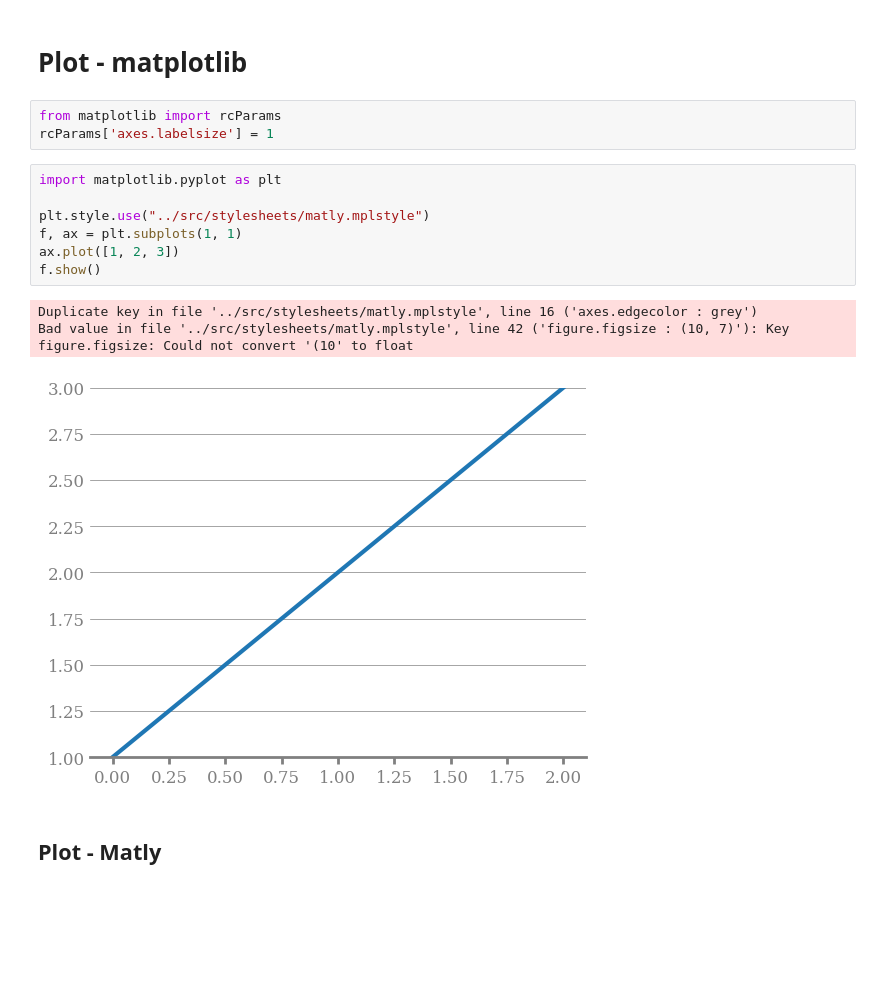
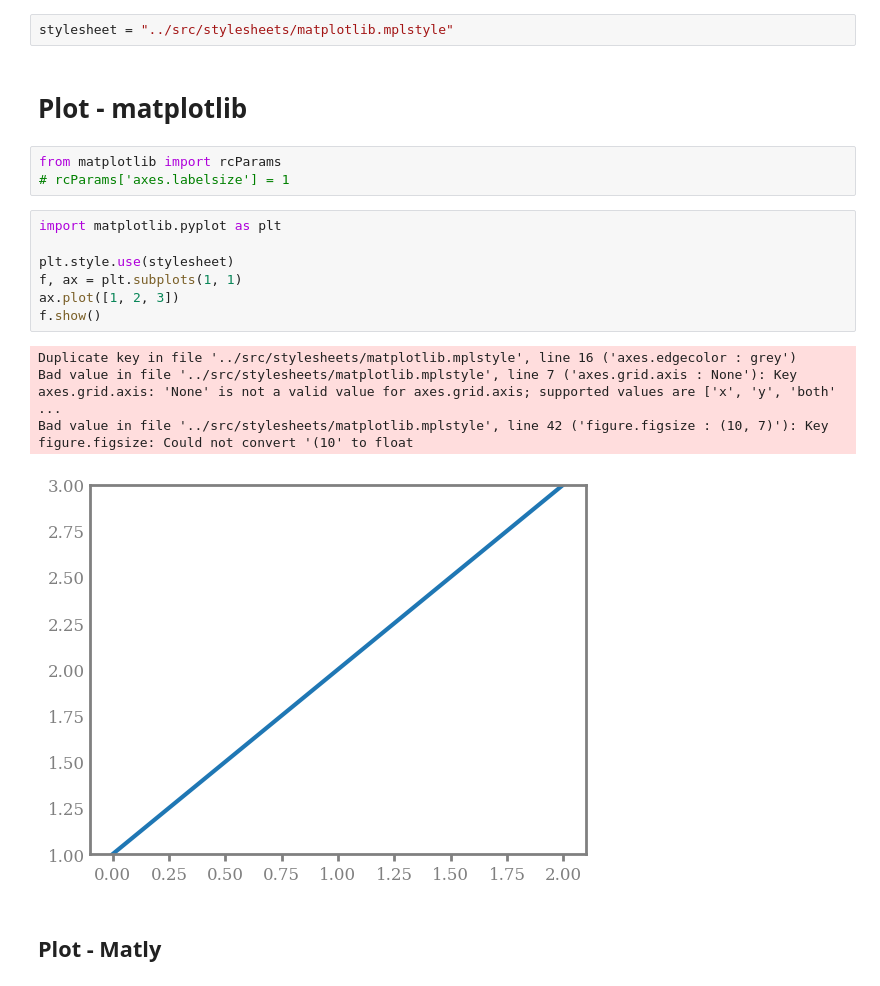
Before and after one commit to drmattcrooks/matly, a Jupyter notebook: notebooks/rcparams_tests.ipynb, the cells around one changed output. Saved outputs shown, nothing was run; the diff lists cells and outputs as text; blank space fills up the shorter version.

```diff
--- a/notebooks/rcparams_tests.ipynb
+++ b/notebooks/rcparams_tests.ipynb
@@ -9,21 +9,24 @@ import sys
 sys.path.append('../src')
 # %%
 import matly.pyplot as plt
+# %%
+stylesheet = "../src/stylesheets/matplotlib.mplstyle"
 # %% [markdown]
 # Plot - matplotlib
 # %%
 from matplotlib import rcParams
-rcParams['axes.labelsize'] = 1
+# rcParams['axes.labelsize'] = 1
 # %%
 import matplotlib.pyplot as plt
 
-plt.style.use("../src/stylesheets/matly.mplstyle")
+plt.style.use(stylesheet)
 f, ax = plt.subplots(1, 1)
 ax.plot([1, 2, 3])
 f.show()
 # %% [output]
-Duplicate key in file '../src/stylesheets/matly.mplstyle', line 16 ('axes.edgecolor : grey')
-Bad value in file '../src/stylesheets/matly.mplstyle', line 42 ('figure.figsize : (10, 7)'): Key figure.figsize: Could not convert '(10' to float
+Duplicate key in file '../src/stylesheets/matplotlib.mplstyle', line 16 ('axes.edgecolor : grey')
+Bad value in file '../src/stylesheets/matplotlib.mplstyle', line 7 ('axes.grid.axis : None'): Key axes.grid.axis: 'None' is not a valid value for axes.grid.axis; supported values are ['x', 'y', 'both' ...
+Bad value in file '../src/stylesheets/matplotlib.mplstyle', line 42 ('figure.figsize : (10, 7)'): Key figure.figsize: Could not convert '(10' to float
-[figure, old version]
+[figure, new version]
 # %% [markdown]
 ## Plot - Matly
```
Also changed, not shown: parts of 7 cells of this notebook.
